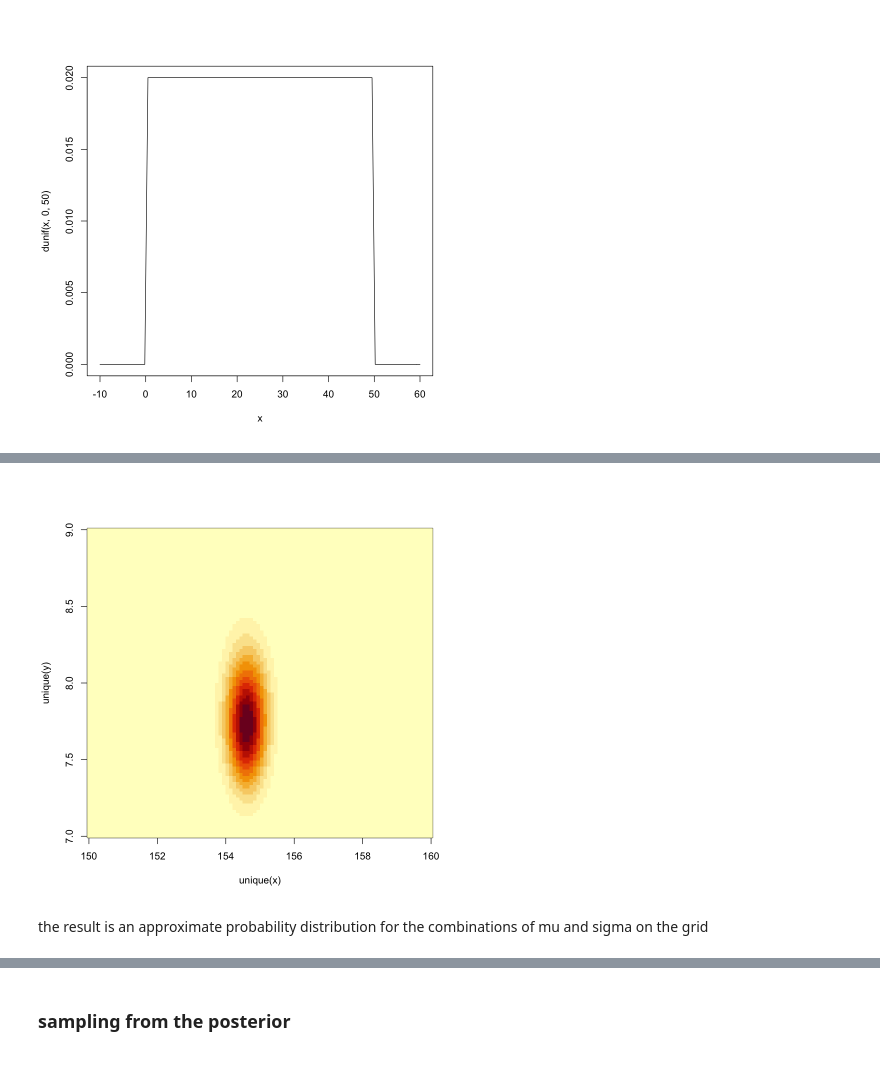
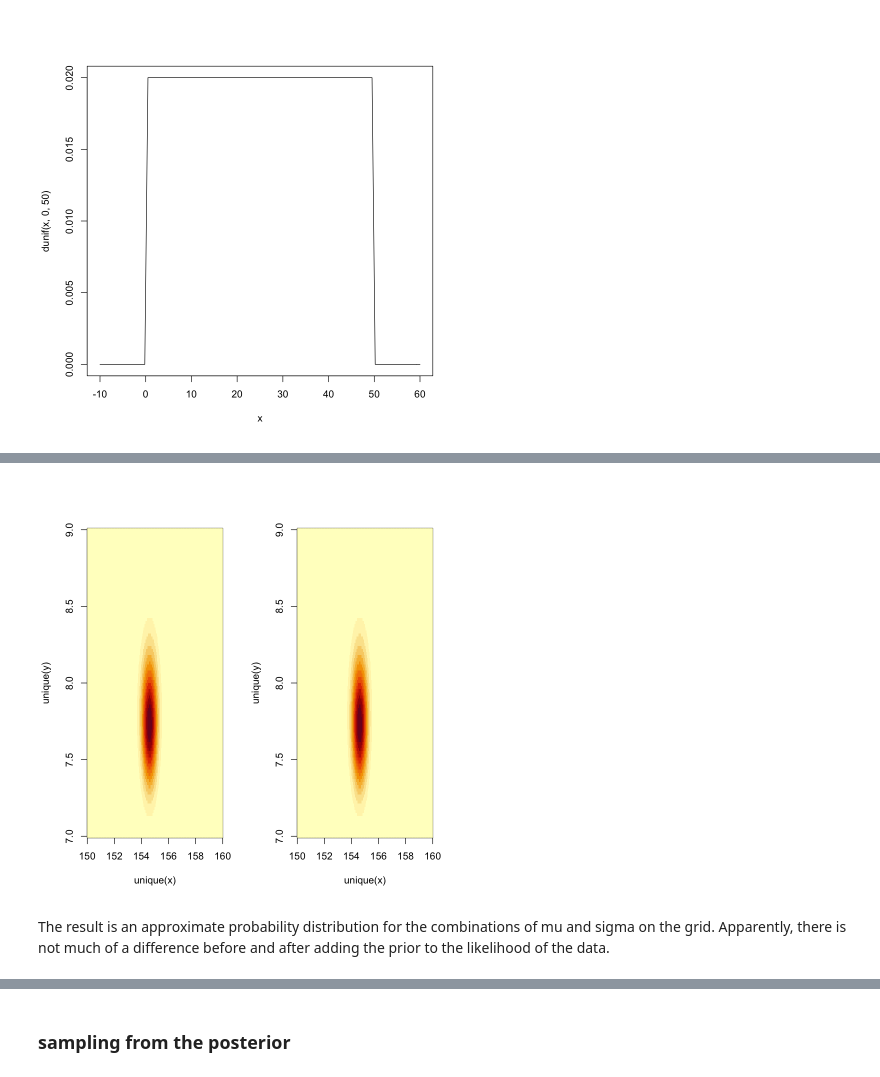
Before and after one commit to maxthemillion/statistical-rethinking, a Jupyter notebook: Chapter 4/c4_codeblocks.ipynb, the cells around one changed output, grey strips where cells are left out. Cells and saved outputs as stored; diff of their text form; code cells hidden in the pictures.

```diff
--- a/Chapter 4/c4_codeblocks.ipynb
+++ b/Chapter 4/c4_codeblocks.ipynb
@@ -87,3 +96,3 @@ dens(prior_h)
 # %%
-mu.list <-seq(from=150,to=160,length.out=100)
-sigma.list <-seq(from=7,to=9,length.out=100)
+mu.list <- seq(from=150,to=160,length.out=1000)
+sigma.list <- seq(from=7,to=9,length.out=100)
@@ -102 +126,3 @@ post$LL <-sapply(1:nrow(post),function(i)sum(dnorm(
+# %%
+post$LL_s <- exp(post$LL-max(post$LL))
 # %% [markdown]
@@ -114,6 +138,8 @@ contour_xyz(post$mu, post$sigma, post$prob)
 # %%
+par(mfrow=c(1,2))
+image_xyz(post$mu, post$sigma, post$LL_s)
 image_xyz(post$mu, post$sigma, post$prob)
 # %% [output]
-[figure, old version]
+[figure, new version]
 # %% [markdown]
-the result is an approximate probability distribution for the combinations of mu and sigma on the grid
+The result is an approximate probability distribution for the combinations of mu and sigma on the grid. Apparently, there is not much of a difference before and after adding the prior to the likelihood of the data.
```
Also changed, not shown: parts of 86 cells of this notebook, 1 other file.
